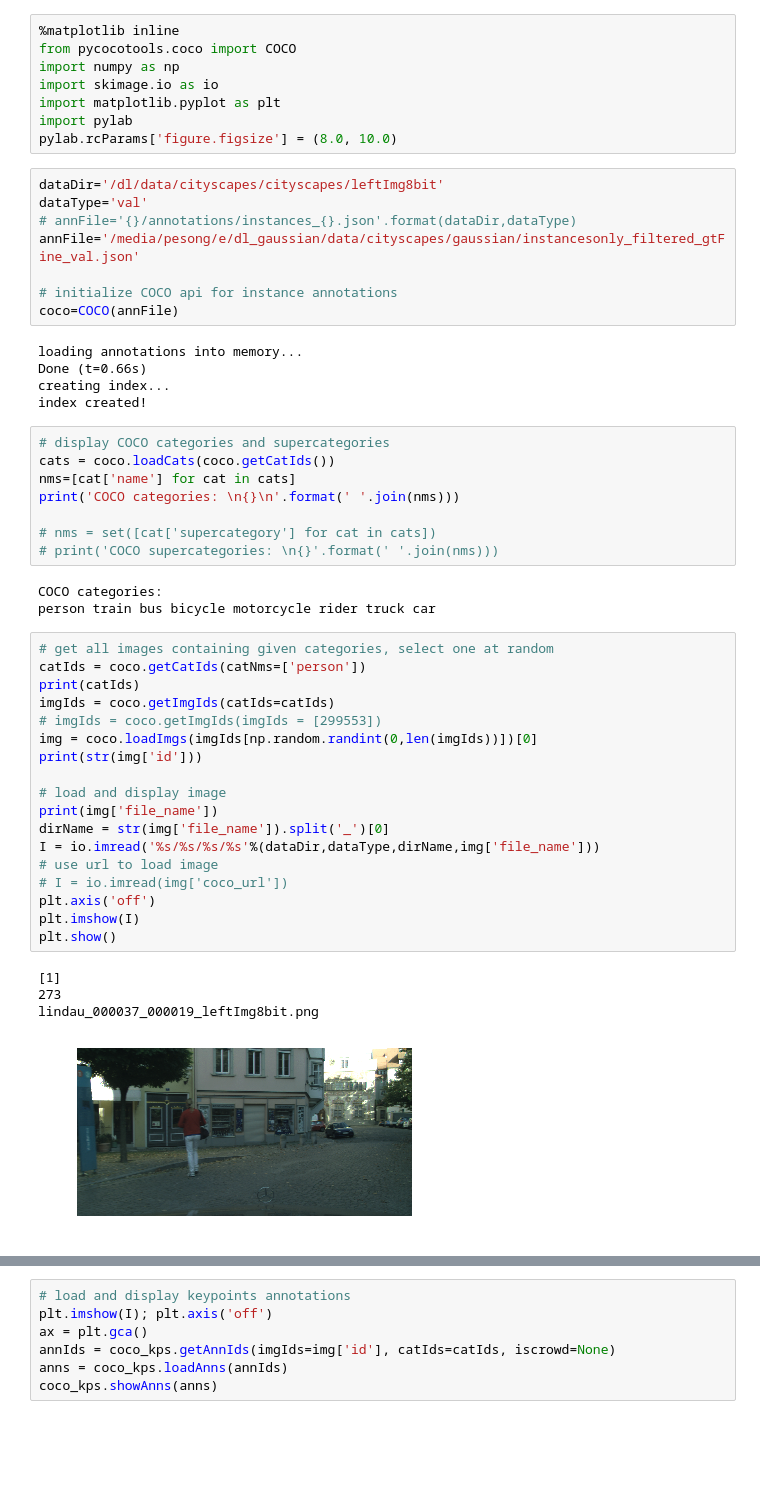
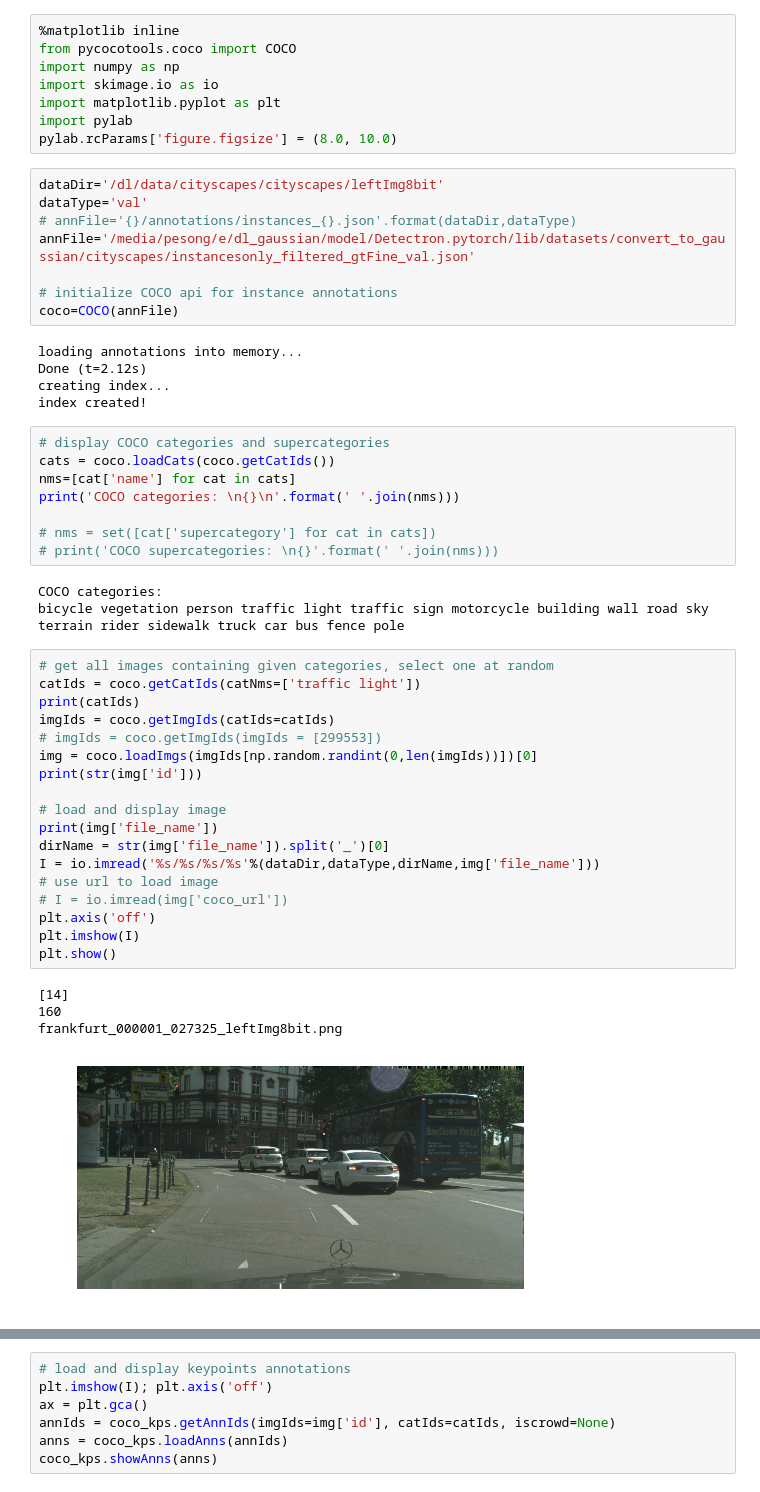
Before and after one commit to pesong/Detectron.pytorch, a Jupyter notebook: lib/datasets/convert_to_gaussian/cityscapes/cityscapes_to_gaussian_demo.ipynb, the cells around one changed output, grey strips where cells are left out. Saved outputs shown, nothing was run; the diff lists cells and outputs as text; blank space fills up the shorter version.

Commit message:
add cityscapes stuff annotations

```diff
--- a/lib/datasets/convert_to_gaussian/cityscapes/cityscapes_to_gaussian_demo.ipynb
+++ b/lib/datasets/convert_to_gaussian/cityscapes/cityscapes_to_gaussian_demo.ipynb
@@ -10,13 +10,13 @@ pylab.rcParams['figure.figsize'] = (8.0, 10.0)
 dataDir='/dl/data/cityscapes/cityscapes/leftImg8bit'
 dataType='val'
 # annFile='{}/annotations/instances_{}.json'.format(dataDir,dataType)
-annFile='/media/pesong/e/dl_gaussian/data/cityscapes/gaussian/instancesonly_filtered_gtFine_val.json'
+annFile='/media/pesong/e/dl_gaussian/model/Detectron.pytorch/lib/datasets/convert_to_gaussian/cityscapes/instancesonly_filtered_gtFine_val.json'
 
 # initialize COCO api for instance annotations
 coco=COCO(annFile)
 # %% [output]
 loading annotations into memory...
-Done (t=0.66s)
+Done (t=2.12s)
 creating index...
 index created!
 # %%
@@ -29,30 +29,30 @@ print('COCO categories: \n{}\n'.format(' '.join(nms)))
 # print('COCO supercategories: \n{}'.format(' '.join(nms)))
 # %% [output]
 COCO categories:
-person train bus bicycle motorcycle rider truck car
+bicycle vegetation person traffic light traffic sign motorcycle building wall road sky terrain rider sidewalk truck car bus fence pole
 # %%
 # get all images containing given categories, select one at random
-catIds = coco.getCatIds(catNms=['person'])
+catIds = coco.getCatIds(catNms=['traffic light'])
 print(catIds)
 imgIds = coco.getImgIds(catIds=catIds)
 # imgIds = coco.getImgIds(imgIds = [299553])
 img = coco.loadImgs(imgIds[np.random.randint(0,len(imgIds))])[0]
 print(str(img['id']))
 
 # load and display image
 print(img['file_name'])
 dirName = str(img['file_name']).split('_')[0]
 I = io.imread('%s/%s/%s/%s'%(dataDir,dataType,dirName,img['file_name']))
 # use url to load image
 # I = io.imread(img['coco_url'])
 plt.axis('off')
 plt.imshow(I)
 plt.show()
 # %% [output]
-[1]
-273
-lindau_000037_000019_leftImg8bit.png
+[14]
+160
+frankfurt_000001_027325_leftImg8bit.png
-[figure, old version]
+[figure, new version]
 # %%
 # load and display instance annotations
 plt.imshow(I); plt.axis('off')
```
Also changed, not shown: parts of 2 cells of this notebook, 7 other files.
